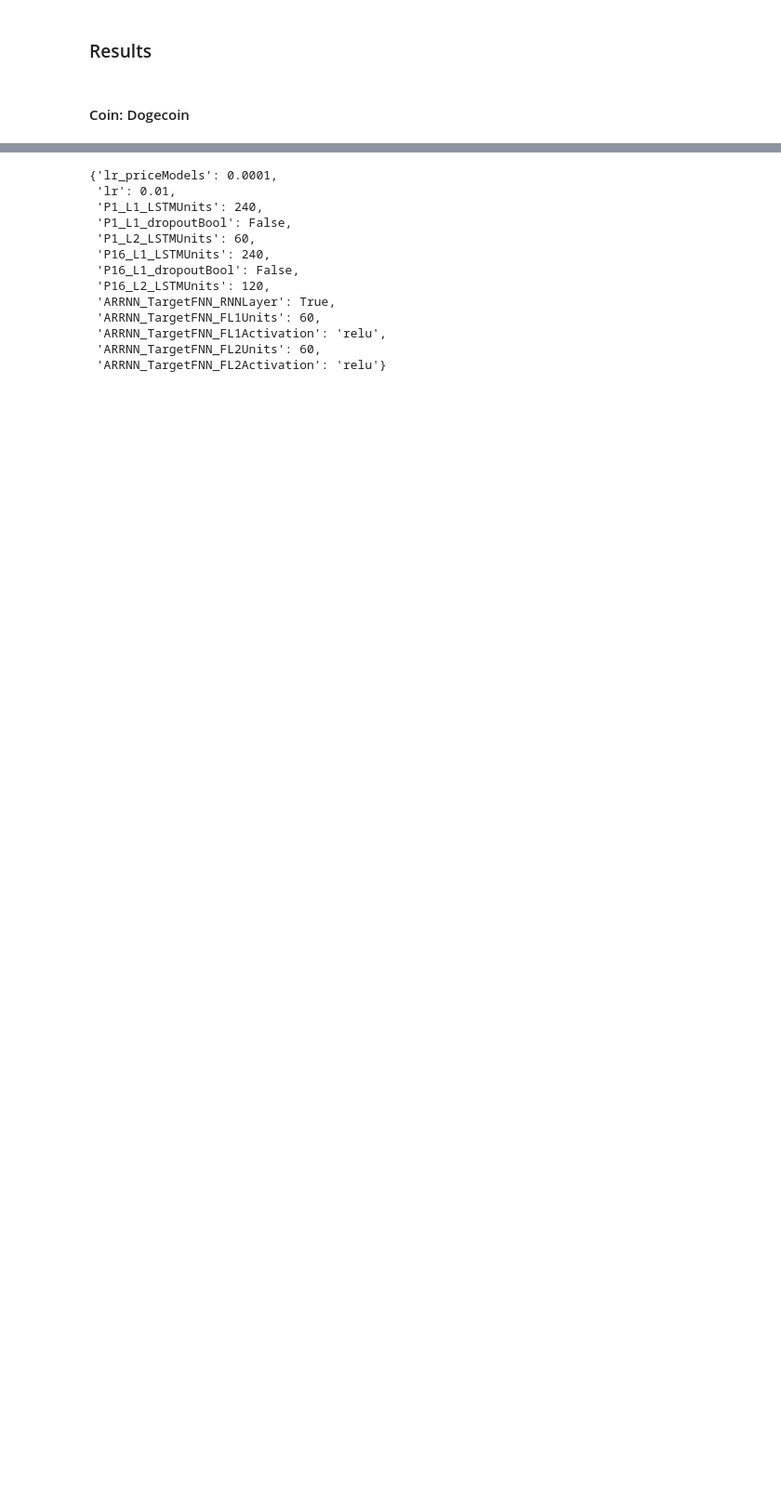
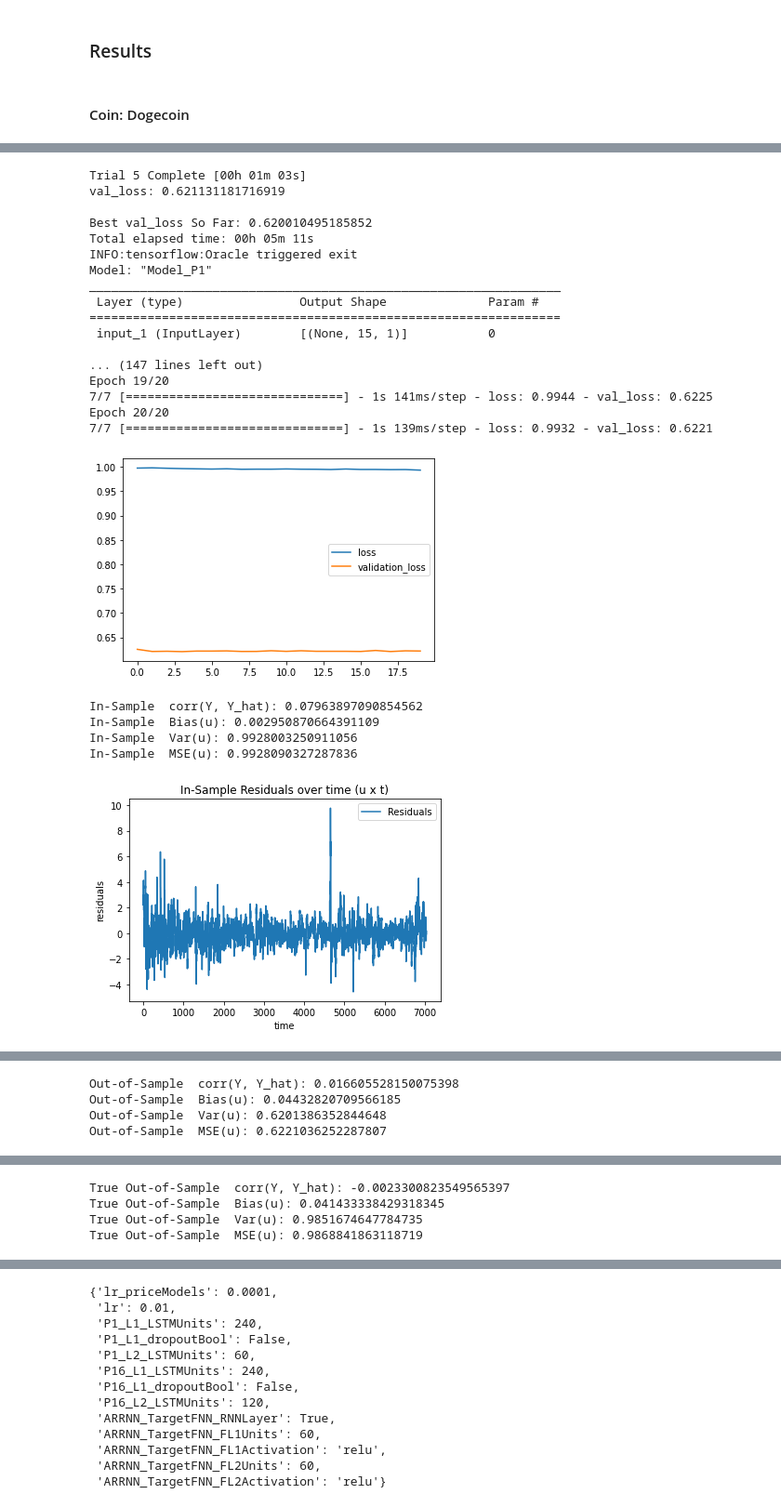
Before and after one commit to husten1997/DLTA_ProjectAssignment_I, a Jupyter notebook: Notebook/JD.ipynb, the cells around one changed output, grey strips where cells are left out. Shown at 93% size. Cells and saved outputs as stored; diff of their text form; code cells hidden in the pictures; blank space fills up the shorter version.

```diff
--- a/Notebook/JD.ipynb
+++ b/Notebook/JD.ipynb
@@ -857,0 +1006,37 @@
+# %%
+# Model Estimation
+ARRNN_mod = AR_RNN_model(all_data, arOrder=60, forecastSteps=15, coinID=4, dimRedMethod='Autoencoder', outputDim=15, trainStart = "25/05/2021", evalStart = "01/06/2021")
+
+ARRNN_mod.setARRNN_model(method = "Tuner", modelType = "LSTM")
+
+# Performance Evaluation
+Y_train_hat, Y_test_hat, Y_eval_hat = ARRNN_mod.getFittedData()
+Y_train, Y_test, Y_eval = ARRNN_mod.trainDF['Target'], ARRNN_mod.testDF['Target'], ARRNN_mod.evalDF['Target']
+
+performanceEval(Y_train, Y_train_hat, "In-Sample ")
+performanceEval(Y_test, Y_test_hat, "Out-of-Sample ")
+performanceEval(Y_eval, Y_eval_hat, "True Out-of-Sample ")
+# %% [output]
+Trial 5 Complete [00h 01m 03s]
+val_loss: 0.621131181716919
+
+Best val_loss So Far: 0.620010495185852
+Total elapsed time: 00h 05m 11s
+INFO:tensorflow:Oracle triggered exit
+Model: "Model_P1"
+_________________________________________________________________
+ Layer (type)                Output Shape              Param #
+=================================================================
+ input_1 (InputLayer)        [(None, 15, 1)]           0
+
+... (147 lines left out)
+Epoch 19/20
+7/7 [==============================] - 1s 141ms/step - loss: 0.9944 - val_loss: 0.6225
+Epoch 20/20
+7/7 [==============================] - 1s 139ms/step - loss: 0.9932 - val_loss: 0.6221
+[figure, added]
+In-Sample  corr(Y, Y_hat): 0.07963897090854562
+In-Sample  Bias(u): 0.002950870664391109
+In-Sample  Var(u): 0.9928003250911056
+In-Sample  MSE(u): 0.9928090327287836
+[figure, added]
@@ -857,0 +1044,4 @@
+Out-of-Sample  corr(Y, Y_hat): 0.016605528150075398
+Out-of-Sample  Bias(u): 0.04432820709566185
+Out-of-Sample  Var(u): 0.6201386352844648
+Out-of-Sample  MSE(u): 0.6221036252287807
@@ -857,0 +1050,4 @@
+True Out-of-Sample  corr(Y, Y_hat): -0.0023300823549565397
+True Out-of-Sample  Bias(u): 0.041433338429318345
+True Out-of-Sample  Var(u): 0.9851674647784735
+True Out-of-Sample  MSE(u): 0.9868841863118719
```
Also changed, not shown: parts of 48 cells of this notebook, 5 other files.
